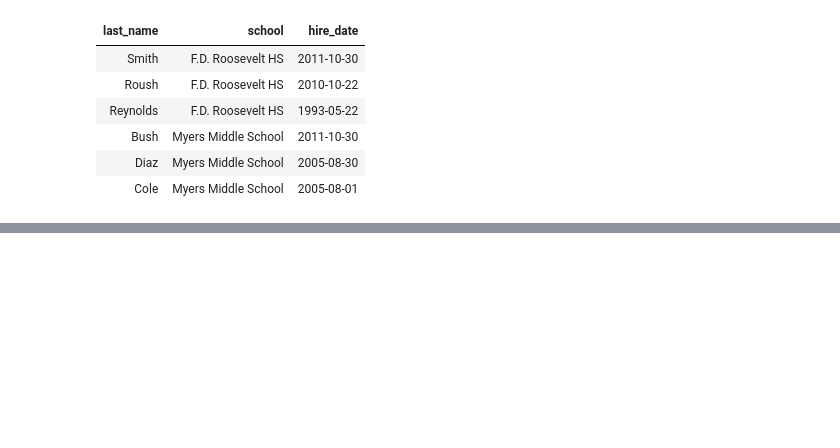
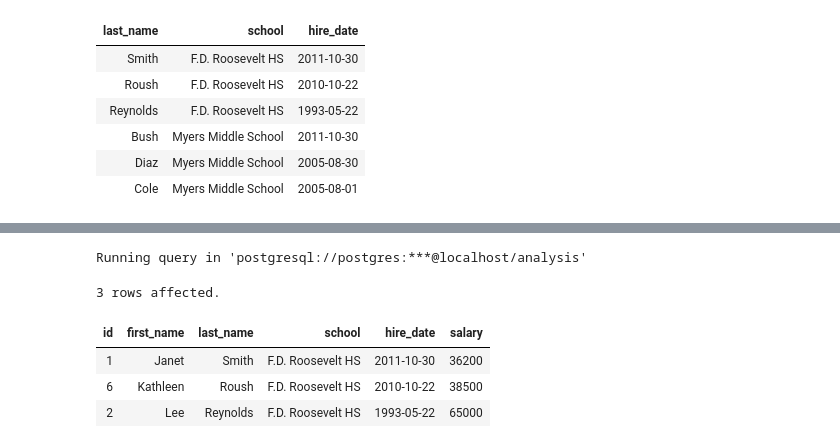
Before and after one commit to sulgg/g89, a Jupyter notebook: src/anthony_debarros/ch03.ipynb, the cells around one changed output, grey strips where cells are left out. Saved outputs shown, nothing was run; the diff lists cells and outputs as text; code cells hidden in the pictures; blank space fills up the shorter version.

```diff
--- a/src/anthony_debarros/ch03.ipynb
+++ b/src/anthony_debarros/ch03.ipynb
@@ -72,0 +257,13 @@ Running query in 'postgresql://postgres:***@localhost/analysis'
+# %%
+%%sql
+SELECT *
+FROM teachers
+WHERE school LIKE '%Roos%'
+ORDER BY hire_date DESC;
+# %% [output]
+Running query in 'postgresql://postgres:***@localhost/analysis'
+3 rows affected.
+| id | first_name | last_name | school | hire_date | salary |
+| 1 | Janet | Smith | F.D. Roosevelt HS | 2011-10-30 | 36200 |
+| 6 | Kathleen | Roush | F.D. Roosevelt HS | 2010-10-22 | 38500 |
+| 2 | Lee | Reynolds | F.D. Roosevelt HS | 1993-05-22 | 65000 |
```
Also changed, not shown: parts of 20 cells of this notebook.
